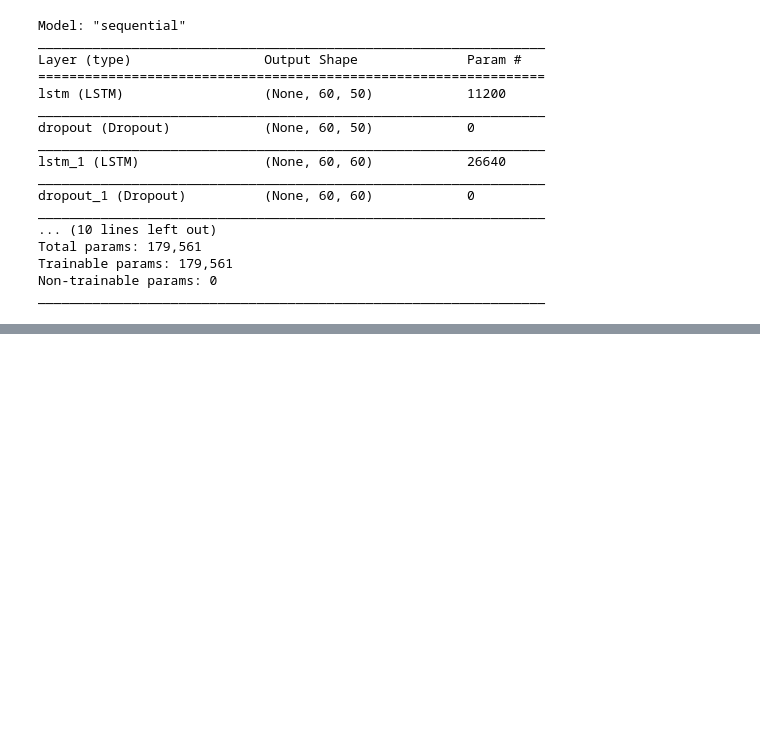
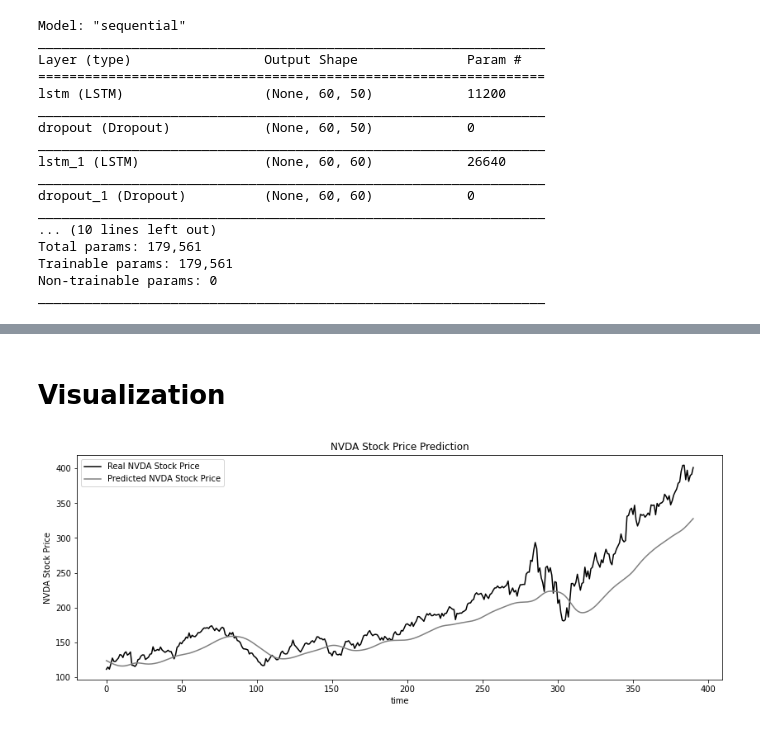
Before and after one commit to PacktWorkshops/The-TensorFlow-Workshop, a Jupyter notebook: Chapter09/Exercise9.02/Exercise_9_2.ipynb, the cells around one changed output, grey strips where cells are left out. Cells and saved outputs as stored; diff of their text form; code cells hidden in the pictures; blank space fills up the shorter version.

```diff
--- a/Chapter09/Exercise9.02/Exercise_9_2.ipynb
+++ b/Chapter09/Exercise9.02/Exercise_9_2.ipynb
@@ -164,0 +254,3 @@ _________________________________________________________________
+# %%
+X_test, y_test = np.array(X_test), np.array(y_test)
+X_test.shape, y_test.shape
@@ -164,0 +259,2 @@ _________________________________________________________________
+# %%
+y_pred = regressor.predict(X_test)
@@ -164,0 +266,3 @@ _________________________________________________________________
+# %%
+scale = 1/3.70274364e-03
+scale
@@ -164,0 +271,3 @@ _________________________________________________________________
+# %%
+y_pred = y_pred*scale
+y_test = y_test*scale
@@ -164,0 +294,13 @@ _________________________________________________________________
+# %% [markdown]
+# **Visualization**
+# %%
+plt.figure(figsize=(14,5))
+plt.plot(y_test, color = 'black', label = "Real NVDA Stock Price")
+plt.plot(y_pred, color = 'grey', label = 'Predicted NVDA Stock Price')
+plt.title('NVDA Stock Price Prediction')
+plt.xlabel('time')
+plt.ylabel('NVDA Stock Price')
+plt.legend()
+plt.show()
+# %% [output]
+[figure, added]
```
Also changed, not shown: parts of 12 cells of this notebook.
